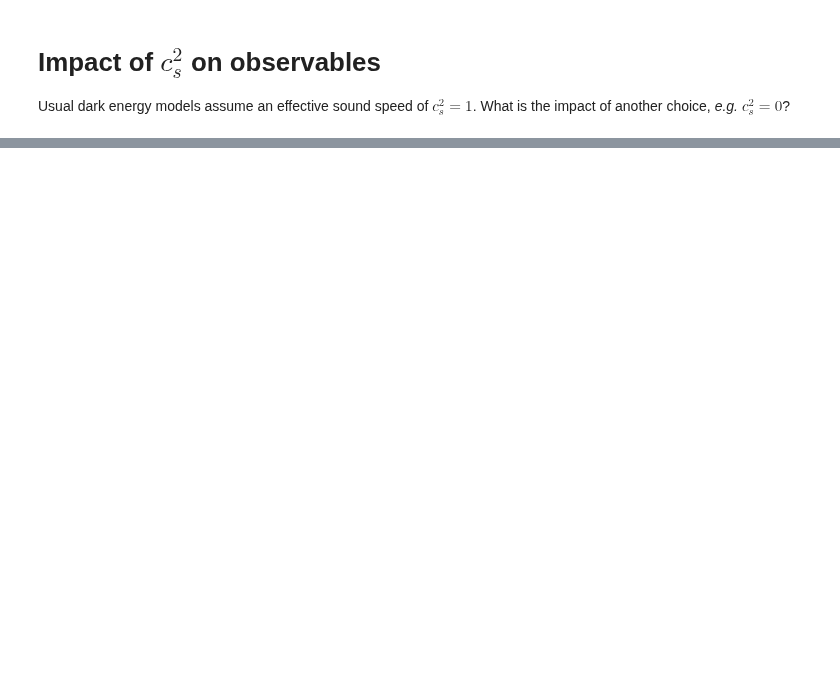
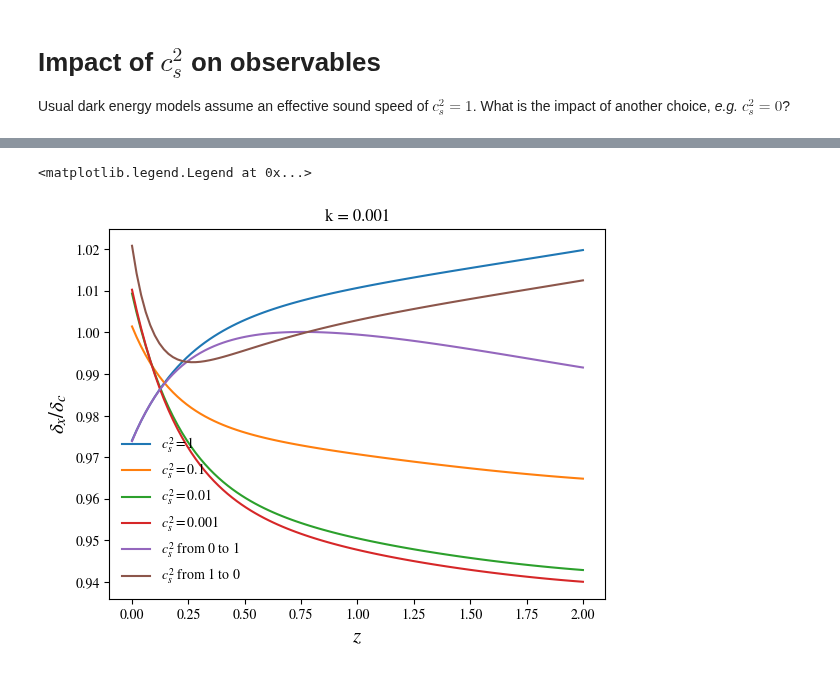
Before and after one commit to joaoreboucas1/cs2-project, a Jupyter notebook: analysis/cs2_impact.ipynb, the cells around one changed output, grey strips where cells are left out. Cells and saved outputs as stored; diff of their text form; code cells hidden in the pictures; blank space fills up the shorter version.

```diff
--- a/analysis/cs2_impact.ipynb
+++ b/analysis/cs2_impact.ipynb
@@ -153,0 +143,11 @@ Text(0.5, 1.0, 'Impact of $c_s^2$ on CMB TT')
+# %%
+k_index = 0
+for case in cases:
+    plt.plot(redshifts, data[case["name"]]["delta_de"][k_index]/data[case["name"]]["delta_cdm"][k_index],  label=case["label"])
+plt.title(f"k = {ks[k_index]}")
+plt.xlabel("$z$", fontsize=15)
+plt.ylabel(r"$\delta_x/\delta_c$", fontsize=15)
+plt.legend()
+# %% [output]
+<matplotlib.legend.Legend at 0x...>
+[figure, added]
```
Also changed, not shown: parts of 11 cells of this notebook, 1 other file.
